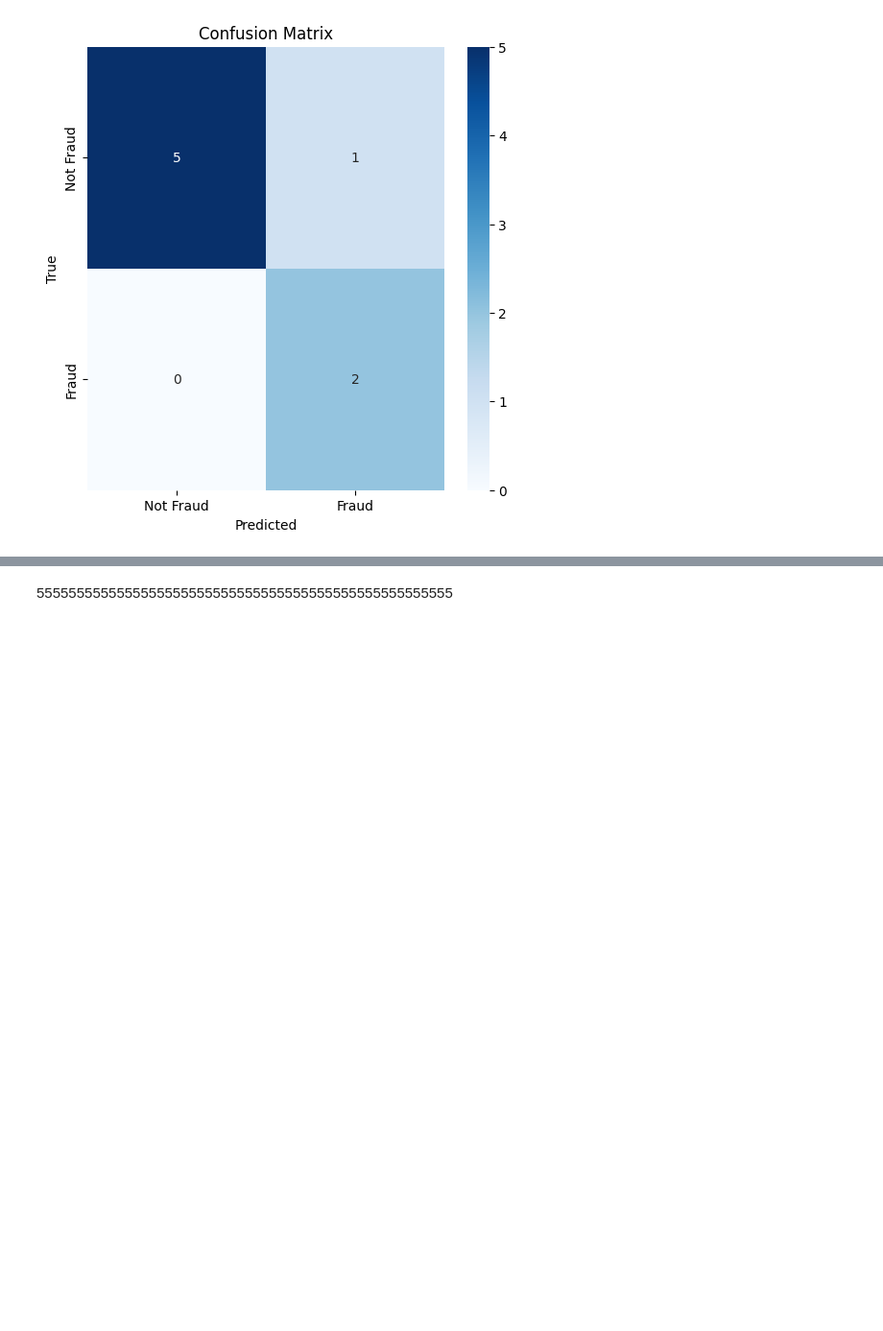
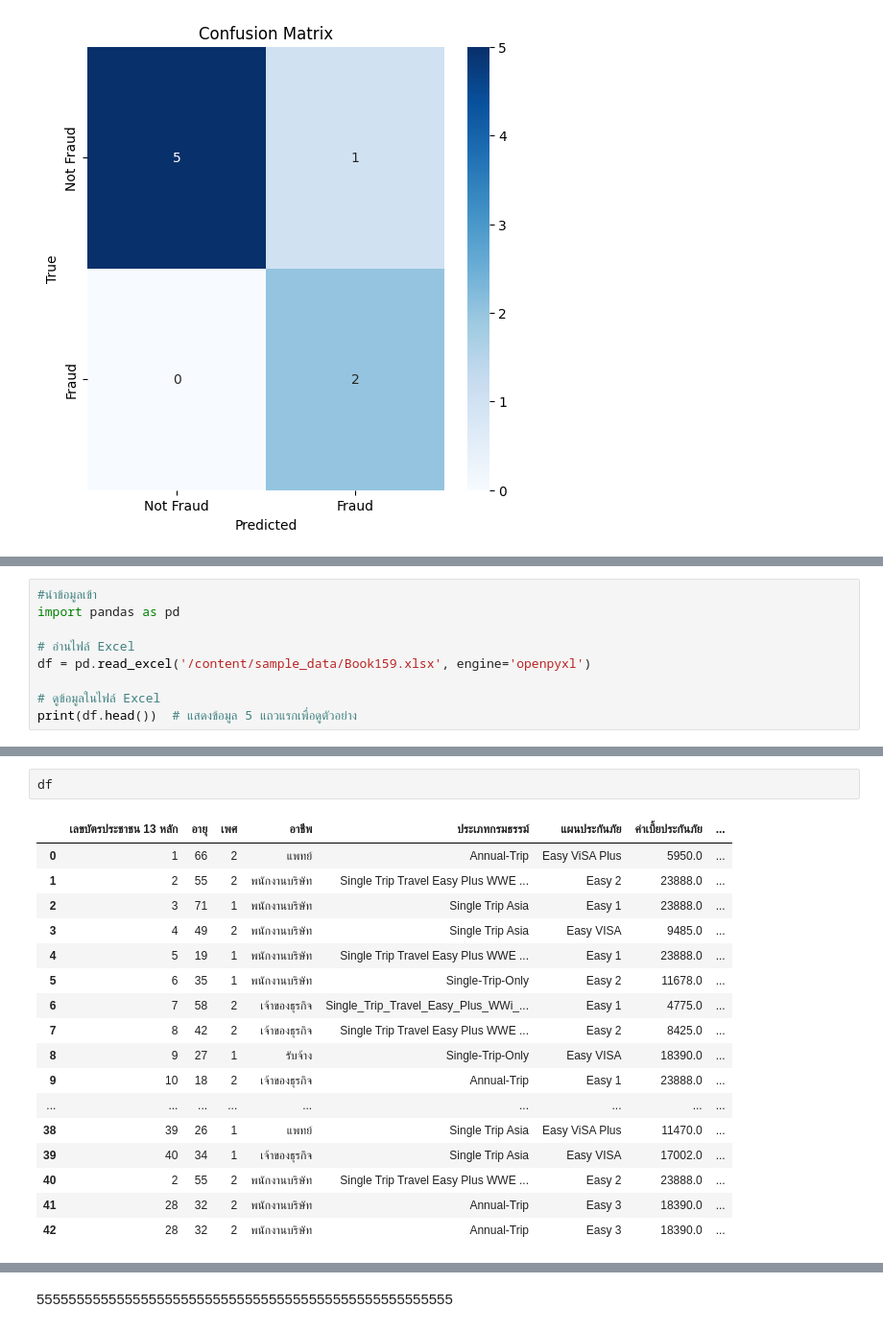
Before and after one commit to Suchada2000/MY-WORK, a Jupyter notebook: Untitled31.ipynb, the cells around one changed output, grey strips where cells are left out. Shown at 96% size. Drawn from its saved outputs; the diff is of its cells as text; blank space fills up the shorter version.

```diff
--- a/Untitled31.ipynb
+++ b/Untitled31.ipynb
@@ -603,0 +511,9 @@ X_test1
+# %%
+#นำข้อมูลเข้า
+import pandas as pd
+
+# อ่านไฟล์ Excel
+df = pd.read_excel('/content/sample_data/Book159.xlsx', engine='openpyxl')
+
+# ดูข้อมูลในไฟล์ Excel
+print(df.head())  # แสดงข้อมูล 5 แถวแรกเพื่อดูตัวอย่าง
@@ -603,0 +538,20 @@ X_test1
+# %%
+df
+# %% [output]
+|  | เลขบัตรประชาชน 13 หลัก | อายุ | เพศ | อาชีพ | ประเภทกรมธรรม์ | แผนประกันภัย | ค่าเบี้ยประกันภัย | ... |
+| 0 | 1 | 66 | 2 | แพทย์ | Annual-Trip | Easy ViSA Plus | 5950.0 | ... |
+| 1 | 2 | 55 | 2 | พนักงานบริษัท | Single Trip Travel Easy Plus WWE ... | Easy 2 | 23888.0 | ... |
+| 2 | 3 | 71 | 1 | พนักงานบริษัท | Single Trip Asia | Easy 1 | 23888.0 | ... |
+| 3 | 4 | 49 | 2 | พนักงานบริษัท | Single Trip Asia | Easy VISA | 9485.0 | ... |
+| 4 | 5 | 19 | 1 | พนักงานบริษัท | Single Trip Travel Easy Plus WWE ... | Easy 1 | 23888.0 | ... |
+| 5 | 6 | 35 | 1 | พนักงานบริษัท | Single-Trip-Only | Easy 2 | 11678.0 | ... |
+| 6 | 7 | 58 | 2 | เจ้าของธุรกิจ | Single_Trip_Travel_Easy_Plus_WWi_... | Easy 1 | 4775.0 | ... |
+| 7 | 8 | 42 | 2 | เจ้าของธุรกิจ | Single Trip Travel Easy Plus WWE ... | Easy 2 | 8425.0 | ... |
+| 8 | 9 | 27 | 1 | รับจ้าง | Single-Trip-Only | Easy VISA | 18390.0 | ... |
+| 9 | 10 | 18 | 2 | เจ้าของธุรกิจ | Annual-Trip | Easy 1 | 23888.0 | ... |
+| ... | ... | ... | ... | ... | ... | ... | ... | ... |
+| 38 | 39 | 26 | 1 | แพทย์ | Single Trip Asia | Easy ViSA Plus | 11470.0 | ... |
+| 39 | 40 | 34 | 1 | เจ้าของธุรกิจ | Single Trip Asia | Easy VISA | 17002.0 | ... |
+| 40 | 2 | 55 | 2 | พนักงานบริษัท | Single Trip Travel Easy Plus WWE ... | Easy 2 | 23888.0 | ... |
+| 41 | 28 | 32 | 2 | พนักงานบริษัท | Annual-Trip | Easy 3 | 18390.0 | ... |
+| 42 | 28 | 32 | 2 | พนักงานบริษัท | Annual-Trip | Easy 3 | 18390.0 | ... |
```
Also changed, not shown: parts of 47 cells of this notebook.
